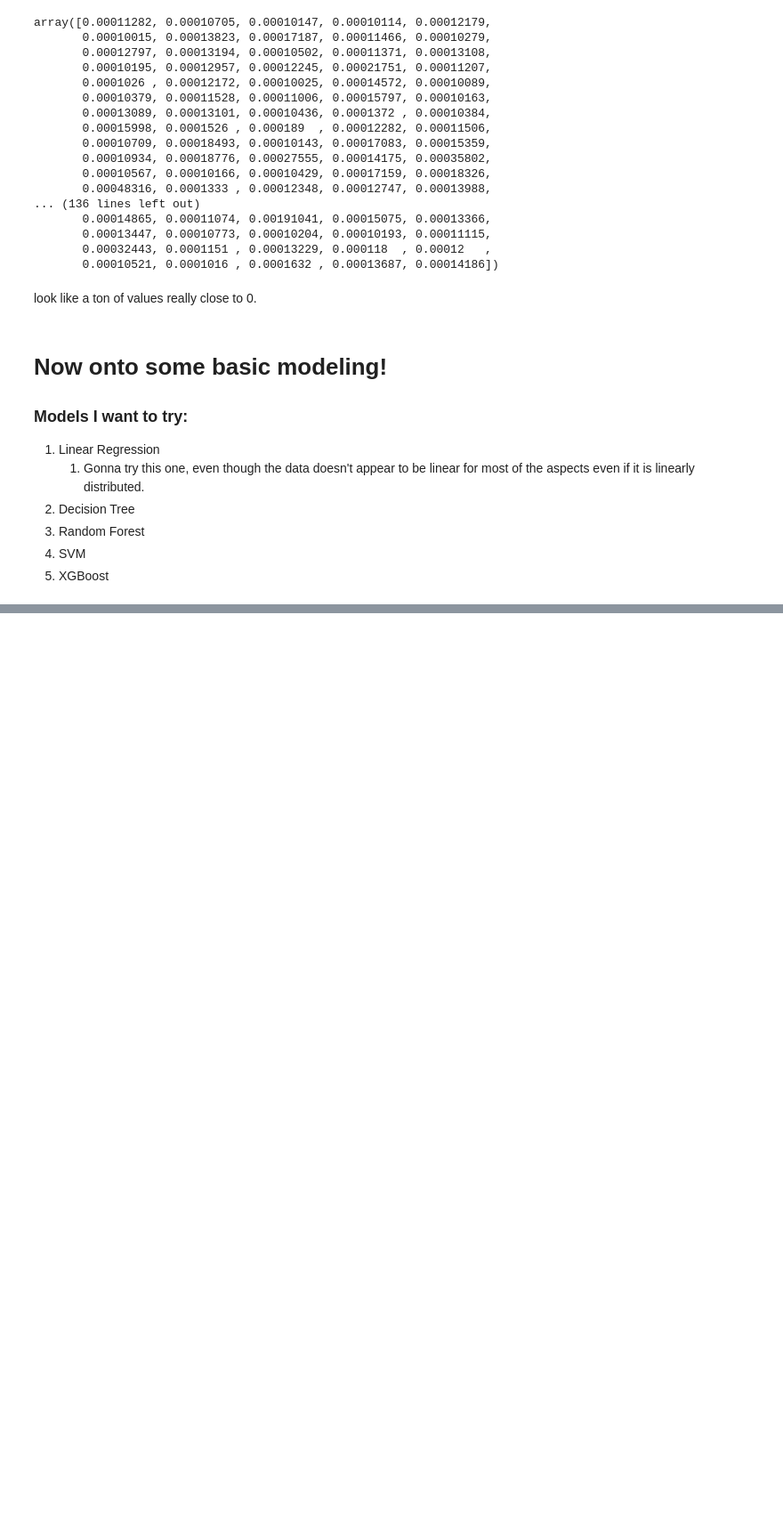
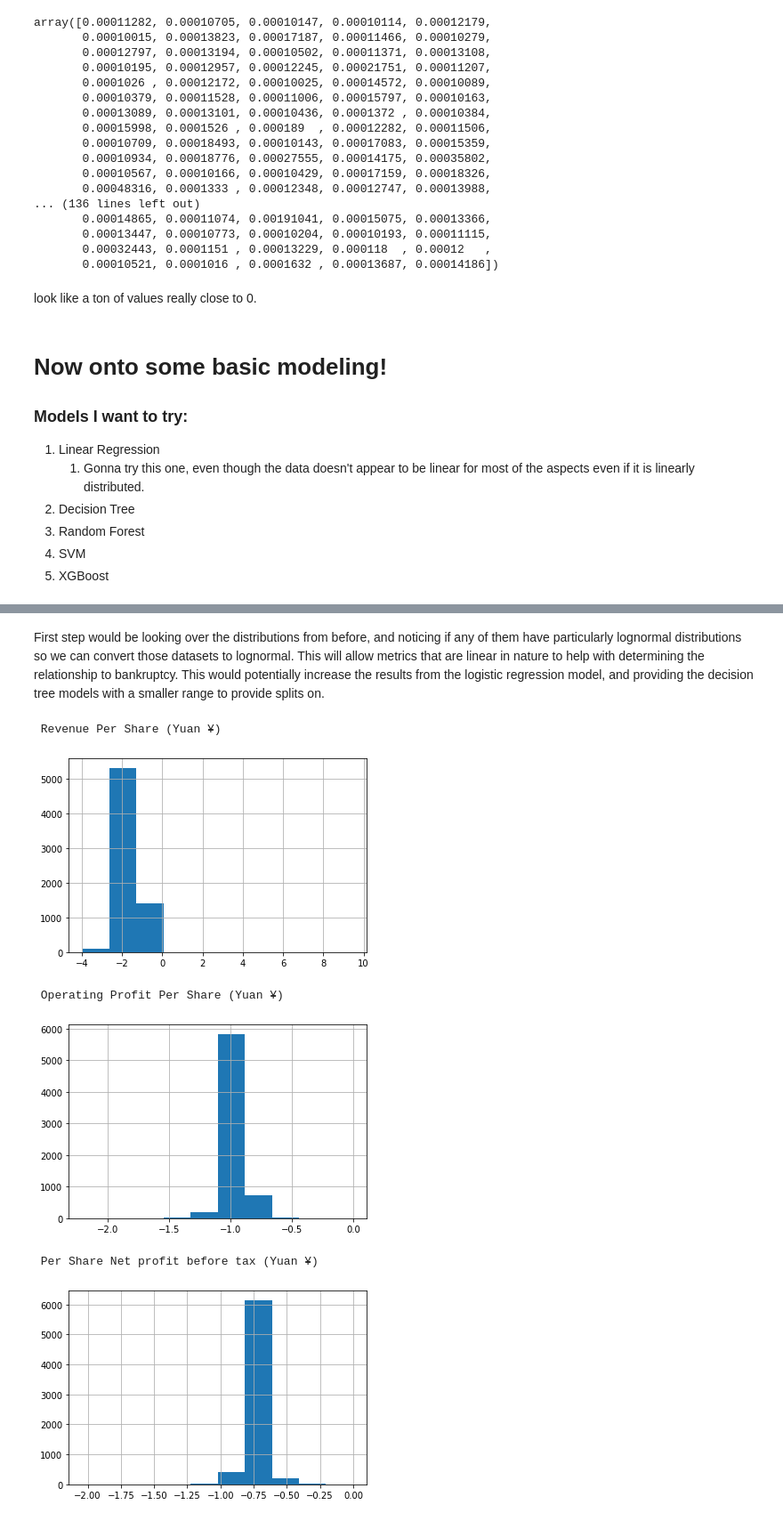
Before and after one commit to ebrunette/UdacityDataScienceNanoDegree, a Jupyter notebook: capstone_project/Bankrupt_EDA.ipynb, the cells around one changed output, grey strips where cells are left out. Shown: that part at 89% size. Drawn from its saved outputs; the diff is of its cells as text; code cells hidden in the pictures; blank space fills up the shorter version.

```diff
--- a/capstone_project/Bankrupt_EDA.ipynb
+++ b/capstone_project/Bankrupt_EDA.ipynb
@@ -31,6 +38,8 @@ bankrupt_df.describe()
 8 rows × 96 columns
 # %%
 # see the datatypes of each of the columns
+# see what the column is, IF it isn't a float
 for column in bankrupt_df.columns:
-    print(bankrupt_df[column].dtype)
+    if bankrupt_df[column].dtype != float:
+        print("Column name: {}\nColumnType: {}".format(column, bankrupt_df[column].dtype))
 # %% [output]
@@ -180,0 +306,18 @@ for model in trained_models:
+# %% [markdown]
+First step would be looking over the distributions from before, and noticing if any of them have particularly lognormal distributions so we can convert those datasets to lognormal. This will allow metrics that are linear in nature to help with determining the relationship to bankruptcy. This would potentially increase the results from the logistic regression model, and providing the decision tree models with a smaller range to provide splits on.
+# %%
+iteration_1_df = bankrupt_df.copy()
+for column in iteration_1_df.columns:
+    if 'Yuan' in column:
+        print(column)
+        iteration_1_df['log10_{}'.format(column)] = iteration_1_df[column].apply(lambda x: math.log10(x) if x > 0 else x)
+        hist = iteration_1_df['log10_{}'.format(column)].hist()
+        iteration_1_df = iteration_1_df.drop(column, axis=1)
+        plt.show()
+# %% [output]
+ Revenue Per Share (Yuan ¥)
+[figure, added]
+ Operating Profit Per Share (Yuan ¥)
+[figure, added]
+ Per Share Net profit before tax (Yuan ¥)
+[figure, added]
```
Also changed, not shown: parts of 13 cells of this notebook, 1 other file.
